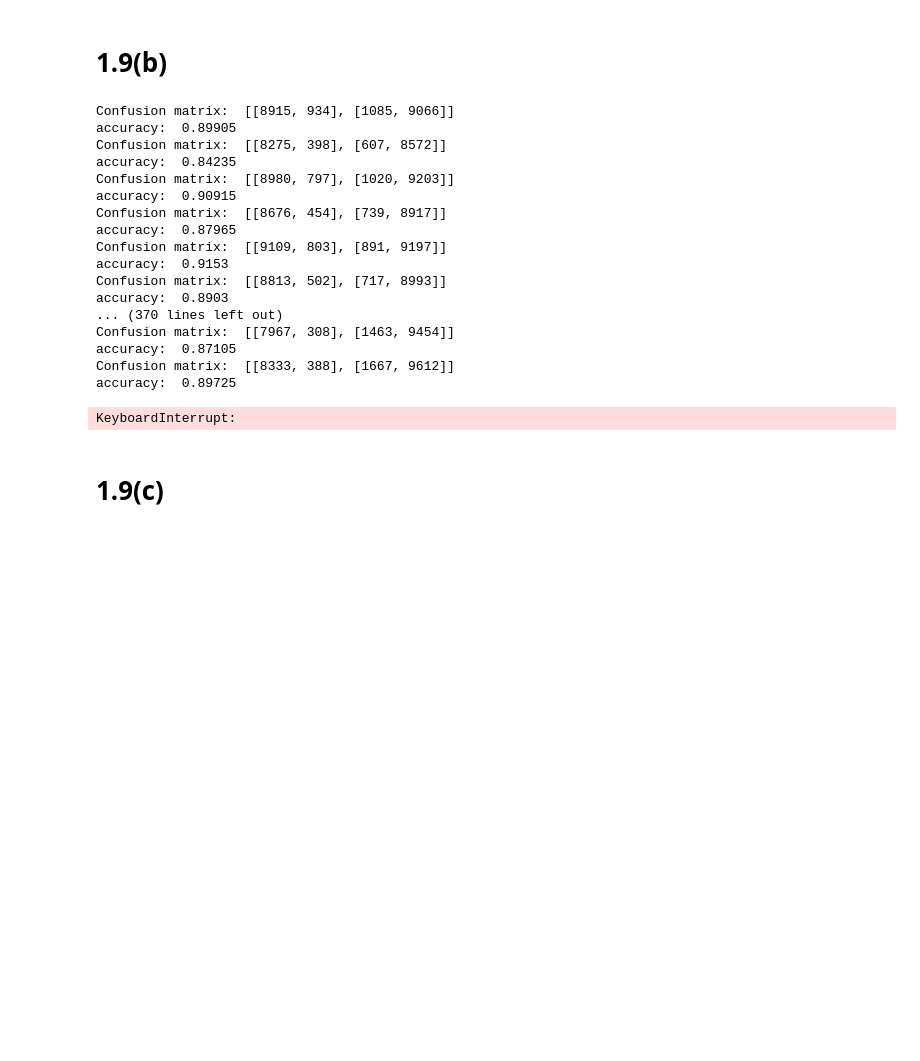
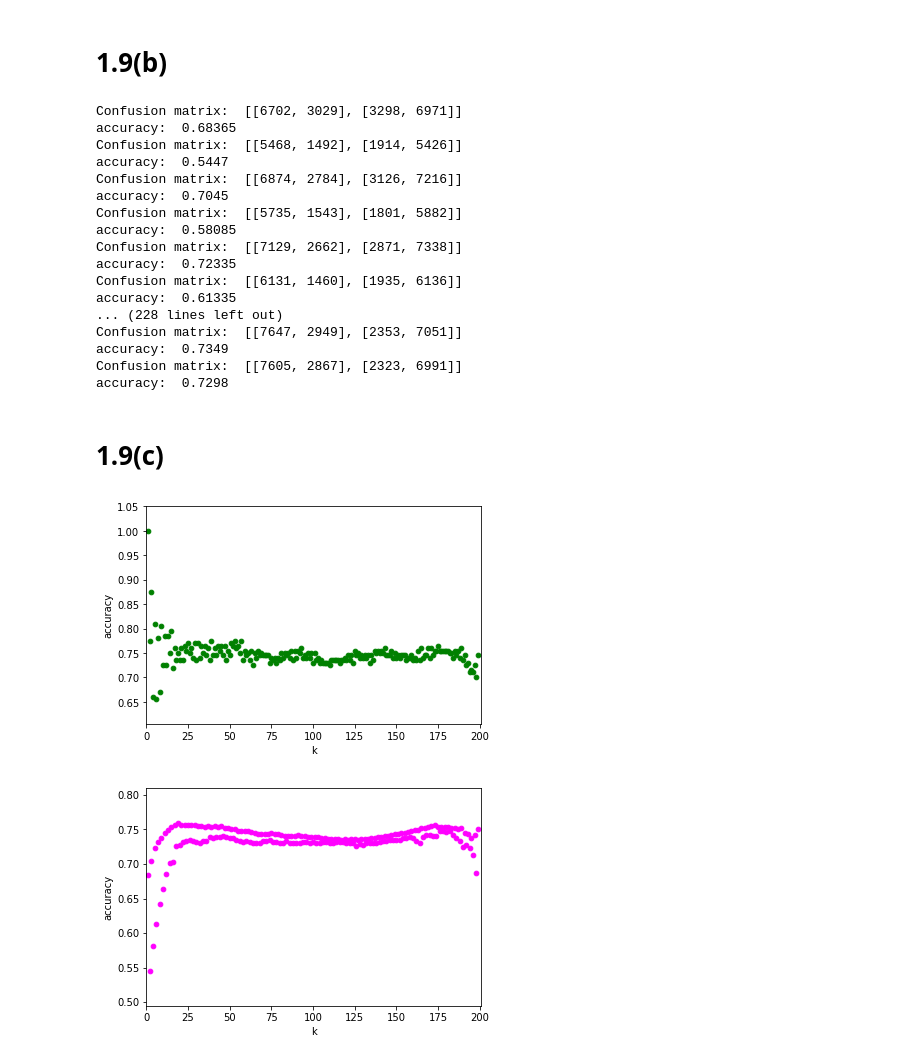
Before and after one commit to JWuzyk/Machine-Learning-Practical-Lab, a Jupyter notebook: Sheet 1.ipynb, the cells around one changed output. Saved outputs shown, nothing was run; the diff lists cells and outputs as text; code cells hidden in the pictures; blank space fills up the shorter version.

```diff
--- a/Sheet 1.ipynb
+++ b/Sheet 1.ipynb
@@ -345,44 +368,45 @@ accuracy:  0.92
 # %%
 accuracy2 = np.zeros(200)
 n = Data2.shape[0]
-for k in range(200):
+for k in range(199):
     C = confusionkNN(Data2, nearNeigh(k+1,Data2[:,:-1],Data1))
     accuracy2[k]= np.trace(C)/n
 # %% [output]
-Confusion matrix:  [[8915, 934], [1085, 9066]]
-accuracy:  0.89905
-Confusion matrix:  [[8275, 398], [607, 8572]]
-accuracy:  0.84235
-Confusion matrix:  [[8980, 797], [1020, 9203]]
-accuracy:  0.90915
-Confusion matrix:  [[8676, 454], [739, 8917]]
-accuracy:  0.87965
-Confusion matrix:  [[9109, 803], [891, 9197]]
-accuracy:  0.9153
-Confusion matrix:  [[8813, 502], [717, 8993]]
-accuracy:  0.8903
-... (370 lines left out)
-Confusion matrix:  [[7967, 308], [1463, 9454]]
-accuracy:  0.87105
-Confusion matrix:  [[8333, 388], [1667, 9612]]
-accuracy:  0.89725
+Confusion matrix:  [[6702, 3029], [3298, 6971]]
+accuracy:  0.68365
+Confusion matrix:  [[5468, 1492], [1914, 5426]]
+accuracy:  0.5447
+Confusion matrix:  [[6874, 2784], [3126, 7216]]
+accuracy:  0.7045
+Confusion matrix:  [[5735, 1543], [1801, 5882]]
+accuracy:  0.58085
+Confusion matrix:  [[7129, 2662], [2871, 7338]]
+accuracy:  0.72335
+Confusion matrix:  [[6131, 1460], [1935, 6136]]
+accuracy:  0.61335
+... (228 lines left out)
+Confusion matrix:  [[7647, 2949], [2353, 7051]]
+accuracy:  0.7349
+Confusion matrix:  [[7605, 2867], [2323, 6991]]
+accuracy:  0.7298
-KeyboardInterrupt:
 # %% [markdown]
 # 1.9(c)
 # %%
+#plot the accuracy against k for nearest neighbours
 def accplot(accuracy, colour):
-    x = np.arange(1, 201, 1)
-    print(x.size)
     y = accuracy
-    print(y.size)
+    x = np.arange(1, y.size +1, 1)
     area = np.pi*7
 
     # Plot
     plt.scatter(x, y, s=area, c=colour)
     plt.xlabel('k')
     plt.ylabel('accuracy')
-    plt.axis([0,201,0.7,1.01])
+    plt.axis([0,201,np.amin(accuracy)-0.05,np.max(accuracy)+0.05])
     plt.show()
 # %%
-accplot(accuracy1,'green')
-accplot(accuracy2,'magenta')
+accplot(accuracy1[:-1],'green')
+accplot(accuracy2[:-1],'magenta')
+# %% [output]
+[figure, added]
+[figure, added]
```
Also changed, not shown: parts of 15 cells of this notebook.
